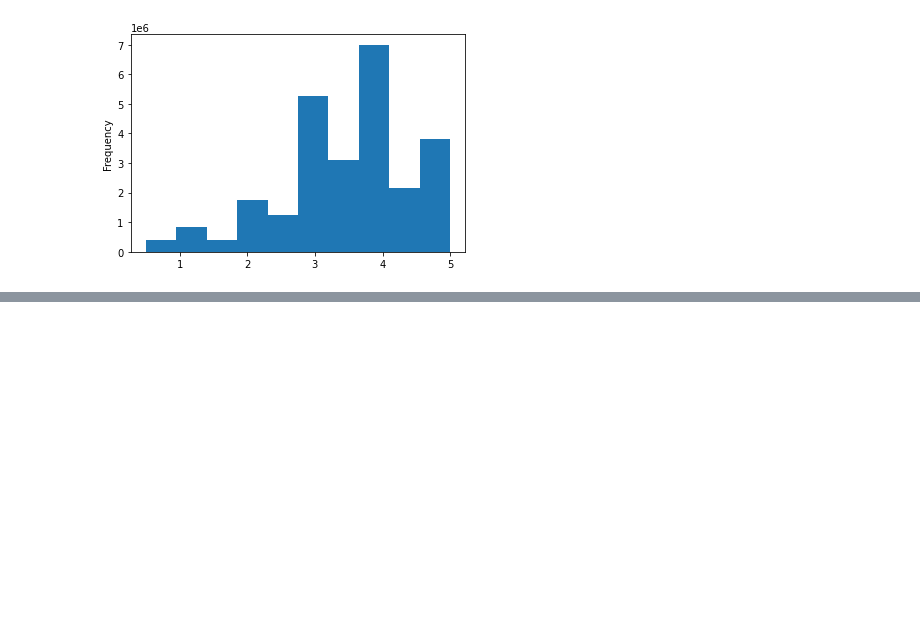
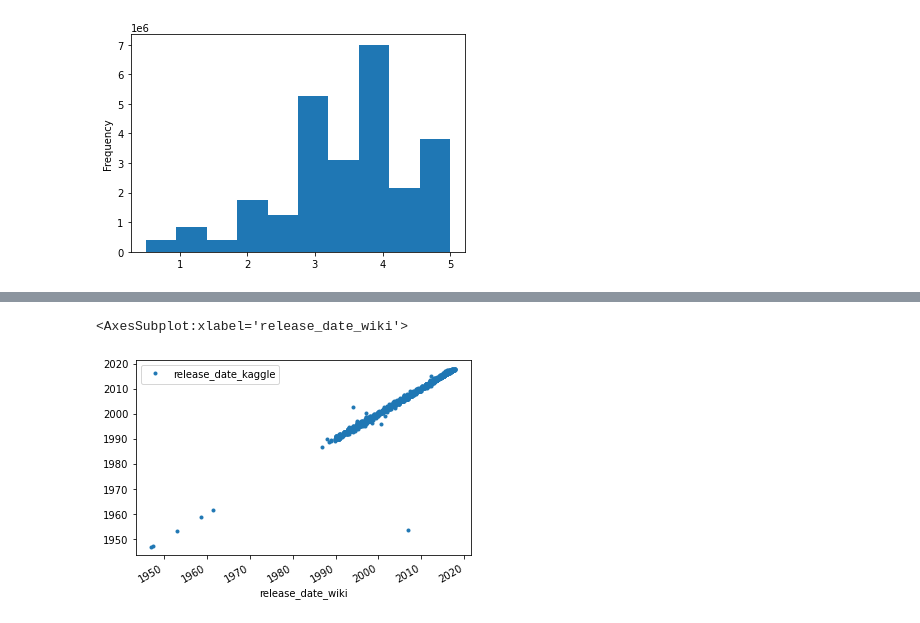
Before and after one commit to JulieHock/Movies_ETL, a Jupyter notebook: ETL_Lesson.ipynb, the cells around one changed output, grey strips where cells are left out. Cells and saved outputs as stored; diff of their text form; code cells hidden in the pictures; blank space fills up the shorter version.

```diff
--- a/ETL_Lesson.ipynb
+++ b/ETL_Lesson.ipynb
@@ -655,0 +728,6 @@ Name: rating, dtype: float64
+# %%
+#create a line plot (using only dots) to look at release dates
+movies_df[['release_date_wiki','release_date_kaggle']].plot(x='release_date_wiki', y='release_date_kaggle', style='.')
+# %% [output]
+<AxesSubplot:xlabel='release_date_wiki'>
+[figure, added]
```
Also changed, not shown: parts of 23 cells of this notebook.
